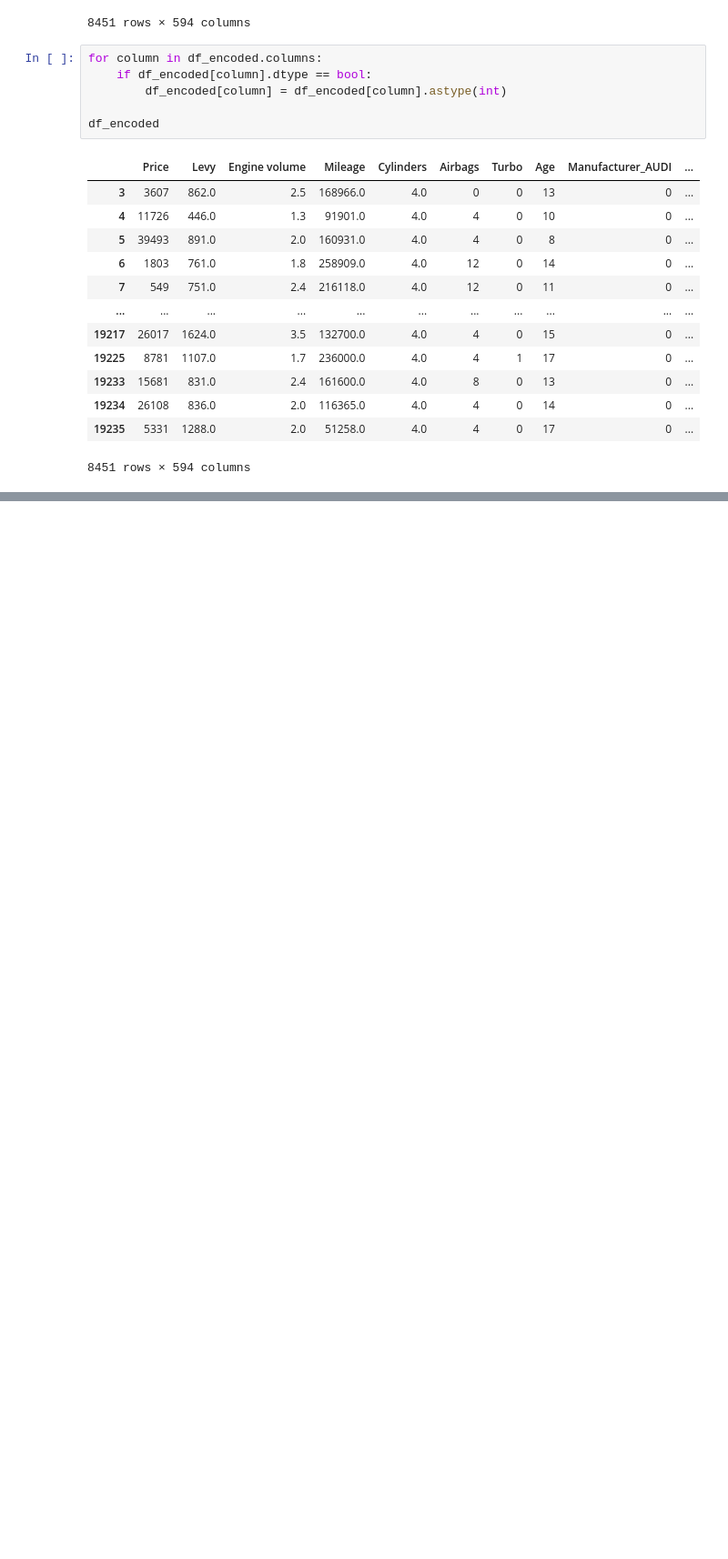
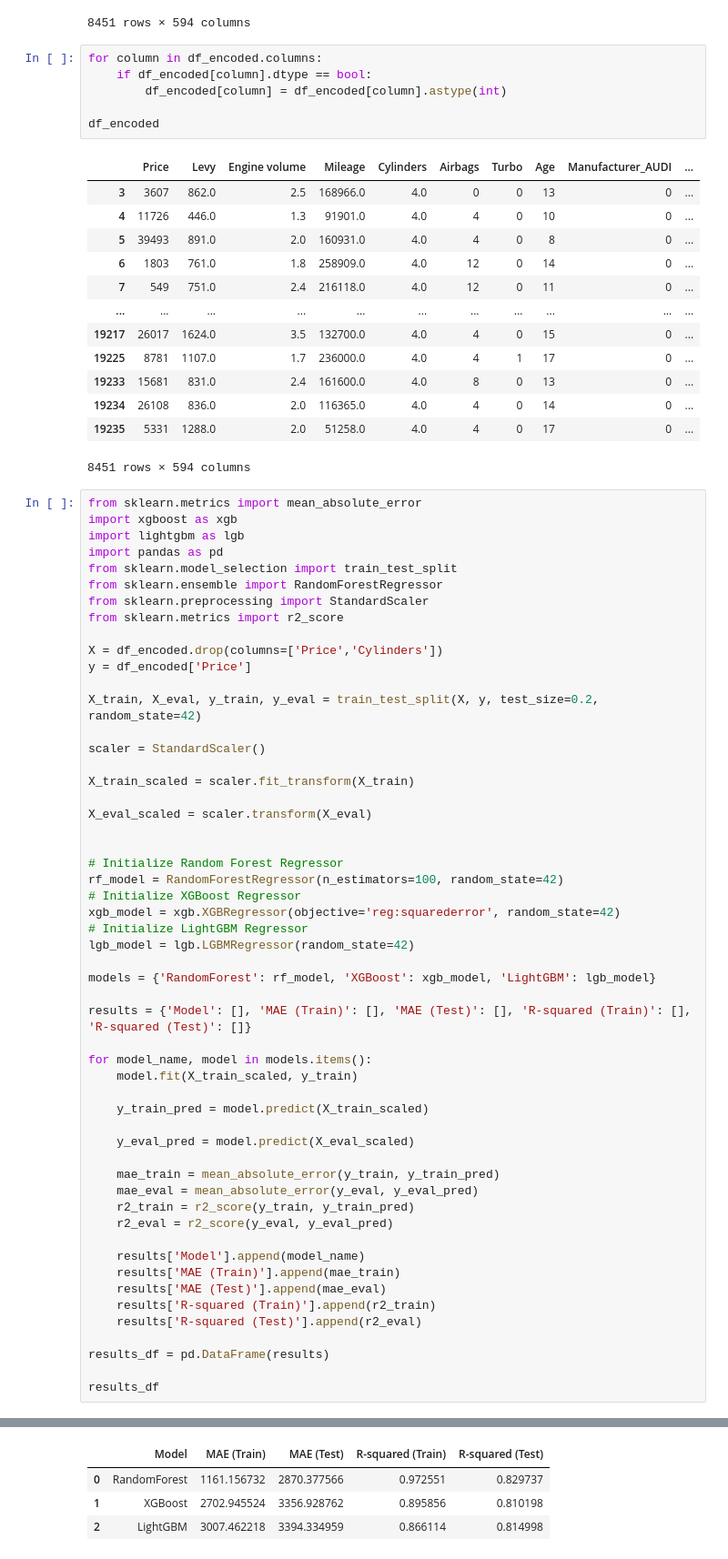
Before and after one commit to YASINRA/Machine-Learning, a Jupyter notebook: car_price_prediction_regression.ipynb, the cells around one changed output, grey strips where cells are left out. Shown at 91% size. Drawn from its saved outputs; the diff is of its cells as text; blank space fills up the shorter version.

```diff
--- a/car_price_prediction_regression.ipynb
+++ b/car_price_prediction_regression.ipynb
@@ -663,3 +663,58 @@ df_encoded
 | 19234 | 26108 | 836.0 | 2.0 | 116365.0 | 4.0 | 4 | 0 | 14 | 0 | ... |
 | 19235 | 5331 | 1288.0 | 2.0 | 51258.0 | 4.0 | 4 | 0 | 17 | 0 | ... |
 8451 rows × 594 columns
+# %%
+from sklearn.metrics import mean_absolute_error
+import xgboost as xgb
+import lightgbm as lgb
+import pandas as pd
+from sklearn.model_selection import train_test_split
+from sklearn.ensemble import RandomForestRegressor
+from sklearn.preprocessing import StandardScaler
+from sklearn.metrics import r2_score
+
+X = df_encoded.drop(columns=['Price','Cylinders'])
+y = df_encoded['Price']
+
+X_train, X_eval, y_train, y_eval = train_test_split(X, y, test_size=0.2, random_state=42)
+
+scaler = StandardScaler()
+
+X_train_scaled = scaler.fit_transform(X_train)
+
+X_eval_scaled = scaler.transform(X_eval)
+
+
+# Initialize Random Forest Regressor
+rf_model = RandomForestRegressor(n_estimators=100, random_state=42)
+# Initialize XGBoost Regressor
+xgb_model = xgb.XGBRegressor(objective='reg:squarederror', random_state=42)
+# Initialize LightGBM Regressor
+lgb_model = lgb.LGBMRegressor(random_state=42)
+
+models = {'RandomForest': rf_model, 'XGBoost': xgb_model, 'LightGBM': lgb_model}
+
+results = {'Model': [], 'MAE (Train)': [], 'MAE (Test)': [], 'R-squared (Train)': [], 'R-squared (Test)': []}
+
+for model_name, model in models.items():
+    model.fit(X_train_scaled, y_train)
+
+    y_train_pred = model.predict(X_train_scaled)
+
+    y_eval_pred = model.predict(X_eval_scaled)
+
+    mae_train = mean_absolute_error(y_train, y_train_pred)
+    mae_eval = mean_absolute_error(y_eval, y_eval_pred)
+    r2_train = r2_score(y_train, y_train_pred)
+    r2_eval = r2_score(y_eval, y_eval_pred)
+
+    results['Model'].append(model_name)
+    results['MAE (Train)'].append(mae_train)
+    results['MAE (Test)'].append(mae_eval)
+    results['R-squared (Train)'].append(r2_train)
+    results['R-squared (Test)'].append(r2_eval)
+
+results_df = pd.DataFrame(results)
+
+results_df
+# %% [output]
@@ -665,0 +727,4 @@ df_encoded
+|  | Model | MAE (Train) | MAE (Test) | R-squared (Train) | R-squared (Test) |
+| 0 | RandomForest | 1161.156732 | 2870.377566 | 0.972551 | 0.829737 |
+| 1 | XGBoost | 2702.945524 | 3356.928762 | 0.895856 | 0.810198 |
+| 2 | LightGBM | 3007.462218 | 3394.334959 | 0.866114 | 0.814998 |
```
Also changed, not shown: parts of 3 cells of this notebook.
